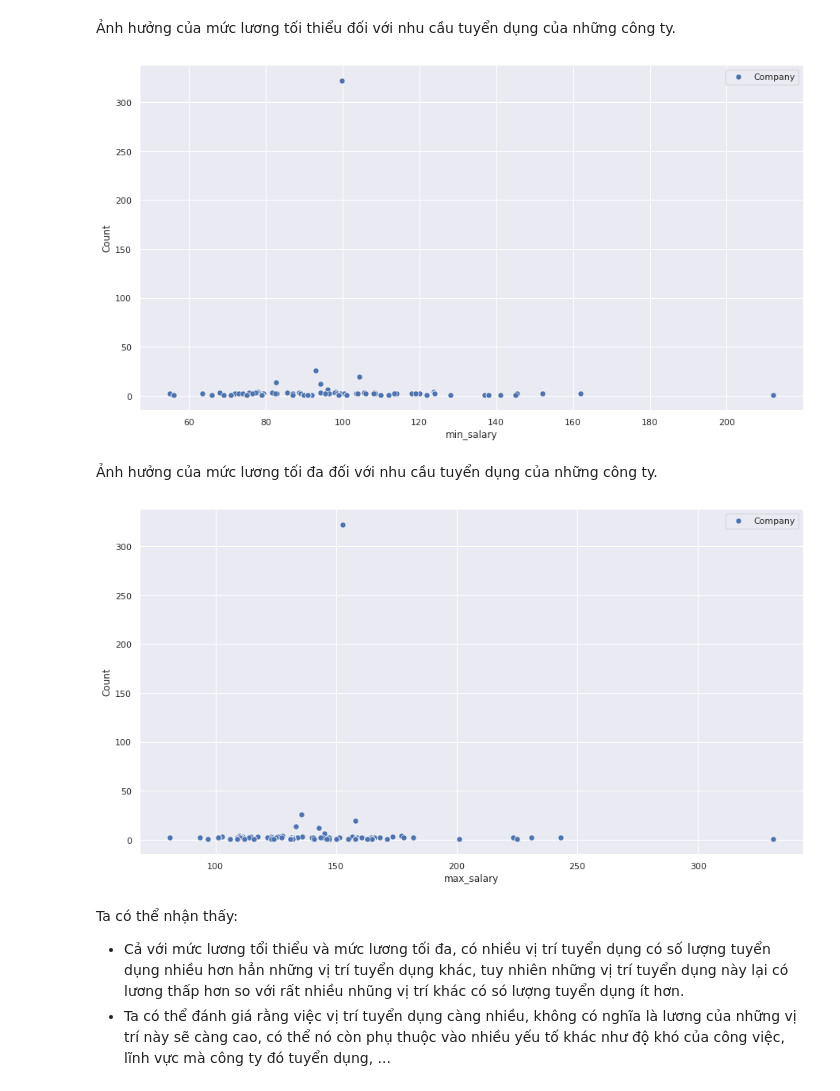
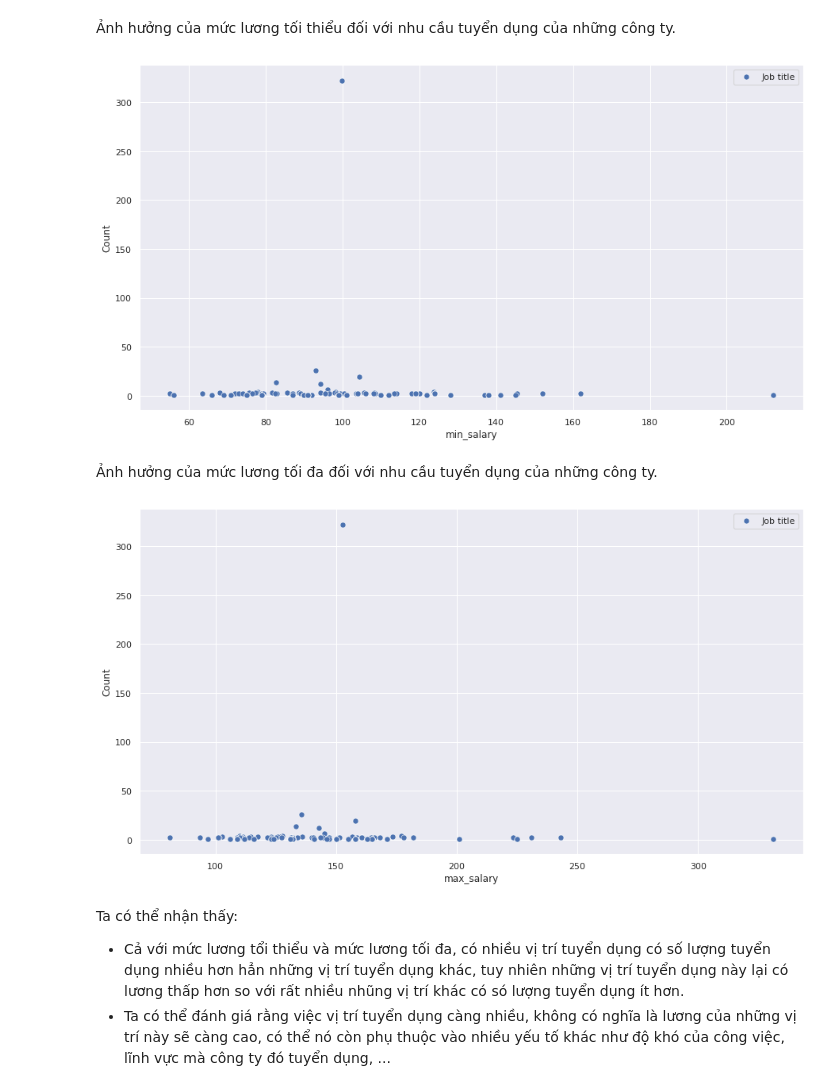
Before and after one commit to fminhtu/P4DS-FinalProject, a Jupyter notebook: Final.ipynb, the cells around one changed output. Saved outputs shown, nothing was run; the diff lists cells and outputs as text; code cells hidden in the pictures.

```diff
--- a/Final.ipynb
+++ b/Final.ipynb
@@ -321,15 +321,15 @@ Công đoạn 3: Từ kết quả ở trên, ta vẽ đồ thị scatter plot đ
 Ảnh hưởng của mức lương tối thiểu đối với nhu cầu tuyển dụng của những công ty.
 # %%
 sns.set(rc = {'figure.figsize':(15,8)})
-figure = sns.scatterplot(x='min_salary', y='Count', label="Company", data=review_job, alpha=1, s=50)
+figure = sns.scatterplot(x='min_salary', y='Count', label="Job title", data=review_job, alpha=1, s=50)
 # %% [output]
-[figure, old version]
+[figure, new version]
 # %% [markdown]
 Ảnh hưởng của mức lương tối đa đối với nhu cầu tuyển dụng của những công ty.
 # %%
-figure = sns.scatterplot(x='max_salary', y='Count', label="Company", data=review_job, alpha=1, s=50)
+figure = sns.scatterplot(x='max_salary', y='Count', label="Job title", data=review_job, alpha=1, s=50)
 # %% [output]
-[figure, old version]
+[figure, new version]
 # %% [markdown]
 Ta có thể nhận thấy:
 - Cả với mức lương tổi thiểu và mức lương tối đa, có nhiều vị trí tuyển dụng có số lượng tuyển dụng nhiều hơn hẳn những vị trí tuyển dụng khác, tuy nhiên những vị trí tuyển dụng này lại có lương thấp hơn so với rất nhiều nhũng vị trí khác có só lượng tuyển dụng ít hơn.
```
